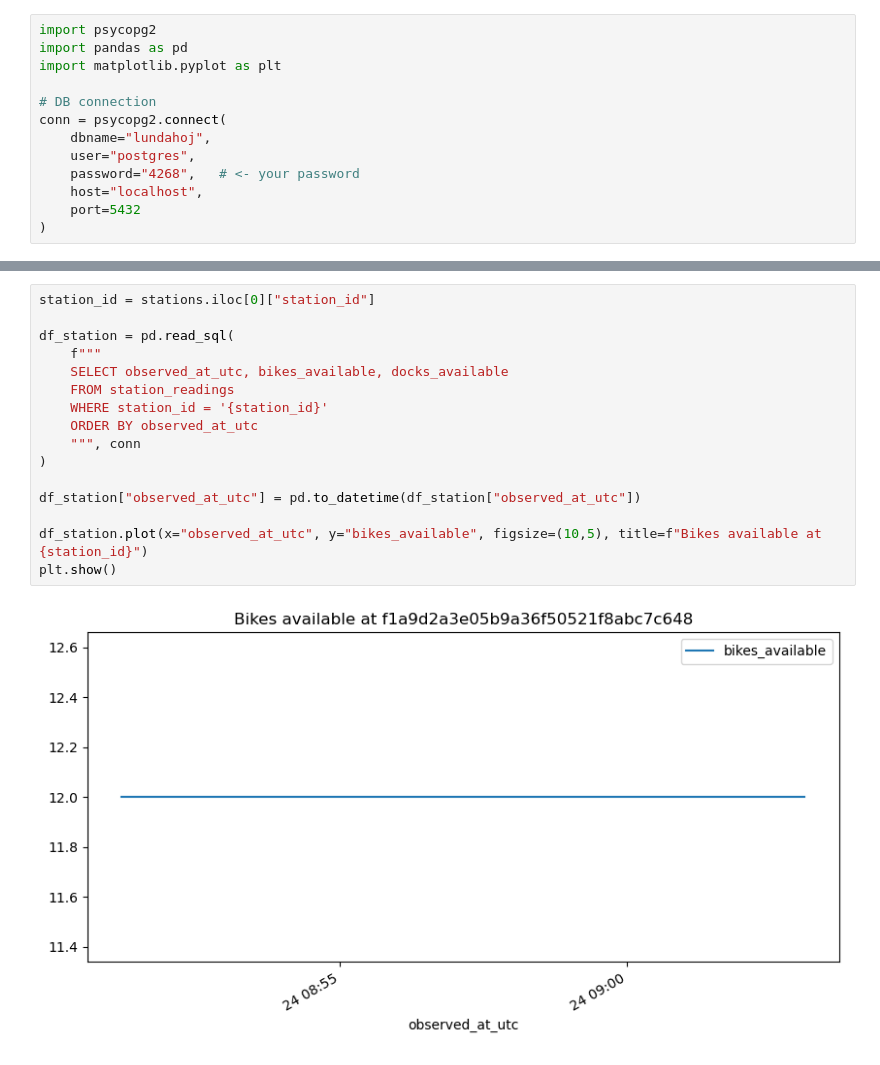
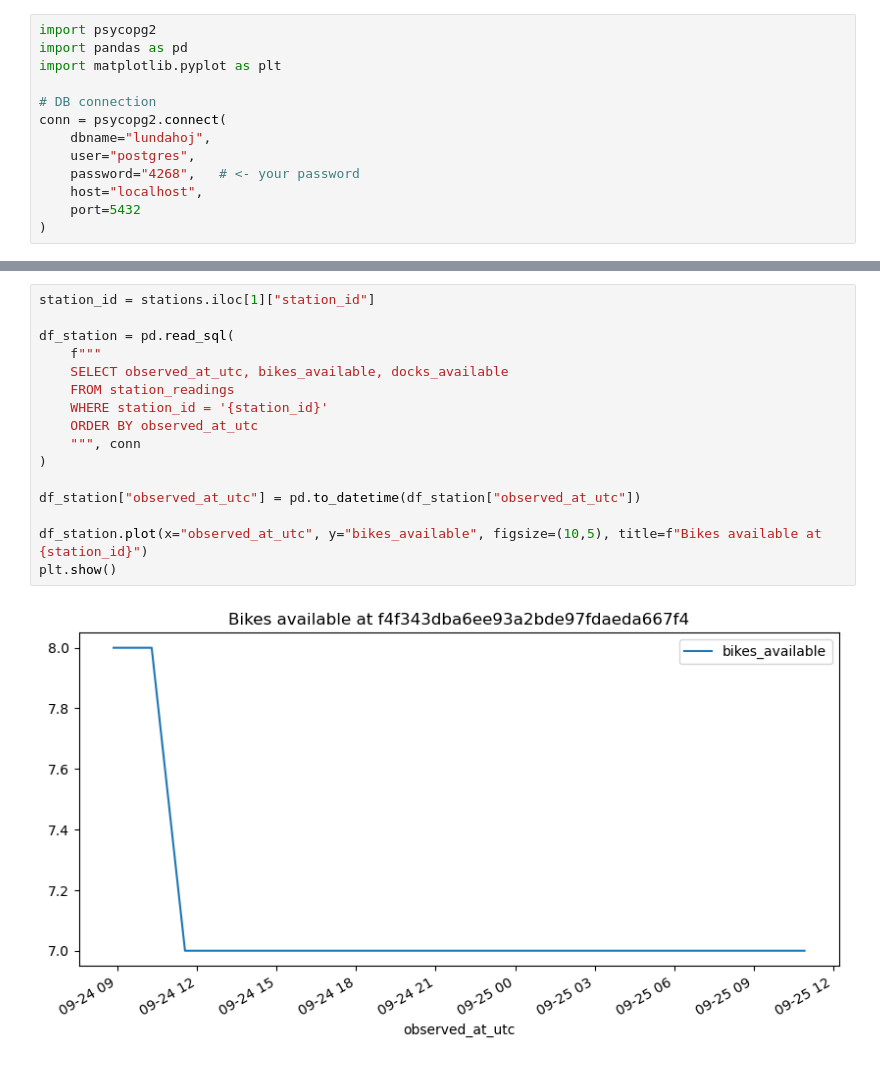
Before and after one commit to Mansstromer/lundahoj-analytics, a Jupyter notebook: notebook.ipynb, the cells around one changed output, grey strips where cells are left out. Saved outputs shown, nothing was run; the diff lists cells and outputs as text.

```diff
--- a/notebook.ipynb
+++ b/notebook.ipynb
@@ -41,21 +41,21 @@ readings
 # %%
-station_id = stations.iloc[0]["station_id"]
+station_id = stations.iloc[1]["station_id"]
 
 df_station = pd.read_sql(
     f"""
     SELECT observed_at_utc, bikes_available, docks_available
     FROM station_readings
     WHERE station_id = '{station_id}'
     ORDER BY observed_at_utc
     """, conn
 )
 
 df_station["observed_at_utc"] = pd.to_datetime(df_station["observed_at_utc"])
 
 df_station.plot(x="observed_at_utc", y="bikes_available", figsize=(10,5), title=f"Bikes available at {station_id}")
 plt.show()
 # %% [output]
-[figure, old version]
+[figure, new version]
 # %%
 df_pct = pd.read_sql(
     """
```
Also changed, not shown: parts of 5 cells of this notebook, 3 other files.
